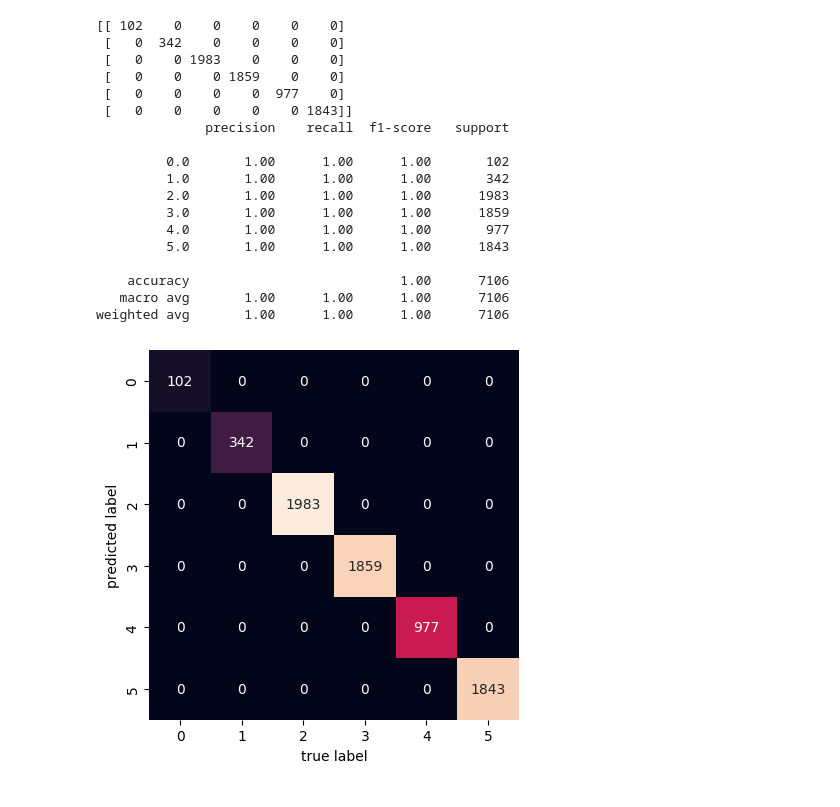
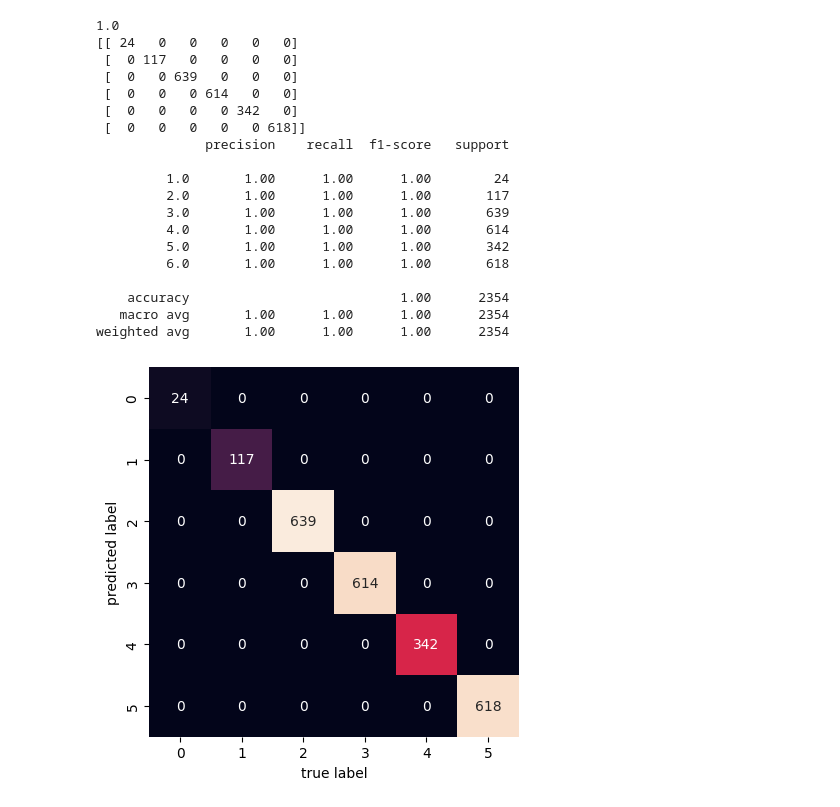
Before and after one commit to cbarbes1/COSC311, a Jupyter notebook: Project2/Project2.ipynb, the cells around one changed output. Saved outputs shown, nothing was run; the diff lists cells and outputs as text; code cells hidden in the pictures.

```diff
--- a/Project2/Project2.ipynb
+++ b/Project2/Project2.ipynb
@@ -23,6 +23,7 @@ def sliding_window(df_list: list[pd.DataFrame], window_size, offset, output_file
             window = df_list[i].iloc[j:j+window_size]
             new_row_df = pd.DataFrame([[window['timestamp'].to_numpy()[-1]-window['timestamp'].to_numpy()[0], window['X'].mean(), window['Y'].mean(), window['Z'].mean(), window['distance'].mean(), window['target'].to_numpy()[0]]], columns=window_df.columns)
             window_df = pd.concat([window_df, new_row_df], ignore_index=True)
+
     return window_df
 
 
@@ -40,6 +41,7 @@ for i in range(0, len(frame_list)):
     frame_list[i].columns = col_names
     frame_list[i]['distance'] = frame_list[i].apply(distance, axis=1)
     frame_list[i]['target'] = len(frame_list[i])*[i]
+    frame_list[i]['target'] = [item+1 for item in frame_list[i]['target']]
     frame_list[i] = frame_list[i].astype(float)
 # %%
 for i in range(100, 1024, 100):
@@ -54,6 +81,6 @@ for i in range(100, 1024, 100):
 # %%
-window_df = sliding_window(frame_list, 800, 16, "test.csv")
-
+window_df = sliding_window(frame_list, 1000, 16, "test.csv")
+print(window_df)
 X = window_df.iloc[:, :-1]
 y = window_df['target']
 knn = KNeighborsClassifier(n_neighbors=5)
@@ -148,0 +199,4 @@ Avg accuracy: 0.9995778609773975
+# %%
+from sklearn.model_selection import train_test_split
+from sklearn.metrics import classification_report, confusion_matrix
+X_train, X_test , y_train, y_test = train_test_split(X, y, test_size = 0.2, random_state = 0)
@@ -149,37 +237,34 @@ Avg accuracy: 0.9995778609773975
 # %%
-import seaborn as sns
-from sklearn.metrics import classification_report, confusion_matrix
-DT = DecisionTreeClassifier()
-tree = DT.fit(X_train, y_train)
-y_pred = DT.predict(X_train)
+knn = KNeighborsClassifier(n_neighbors=5)
+knn.fit(X_train, y_train)
+print(knn.score(X_test, y_test))
+y_pred = knn.predict(X_test)
 
-conf_mat = confusion_matrix(y_train, y_pred)
-print(conf_mat)
-print(classification_report(y_train, y_pred))
-DT.score(X_train, y_train)
-
-DT.score(X_train, y_train)
-sns.heatmap(conf_mat, square=True, annot=True, fmt='d', cbar=False)
+cm = confusion_matrix(y_test ,y_pred)
+print(cm)
+print(classification_report(y_test, y_pred))
+sns.heatmap(cm, square=True, annot=True, fmt='d', cbar=False)
 plt.xlabel('true label')
 plt.ylabel('predicted label')
 plt.show()
 # %% [output]
-[[ 102    0    0    0    0    0]
- [   0  342    0    0    0    0]
- [   0    0 1983    0    0    0]
- [   0    0    0 1859    0    0]
- [   0    0    0    0  977    0]
- [   0    0    0    0    0 1843]]
+1.0
+[[ 24   0   0   0   0   0]
+ [  0 117   0   0   0   0]
+ [  0   0 639   0   0   0]
+ [  0   0   0 614   0   0]
+ [  0   0   0   0 342   0]
+ [  0   0   0   0   0 618]]
               precision    recall  f1-score   support
 
-         0.0       1.00      1.00      1.00       102
-         1.0       1.00      1.00      1.00       342
-         2.0       1.00      1.00      1.00      1983
-         3.0       1.00      1.00      1.00      1859
-         4.0       1.00      1.00      1.00       977
-         5.0       1.00      1.00      1.00      1843
+         1.0       1.00      1.00      1.00        24
+         2.0       1.00      1.00      1.00       117
+         3.0       1.00      1.00      1.00       639
+         4.0       1.00      1.00      1.00       614
+         5.0       1.00      1.00      1.00       342
+         6.0       1.00      1.00      1.00       618
 
-    accuracy                           1.00      7106
-   macro avg       1.00      1.00      1.00      7106
-weighted avg       1.00      1.00      1.00      7106
+    accuracy                           1.00      2354
+   macro avg       1.00      1.00      1.00      2354
+weighted avg       1.00      1.00      1.00      2354
-[figure, old version]
+[figure, new version]
```
Also changed, not shown: parts of 21 cells of this notebook, 1 other file.
